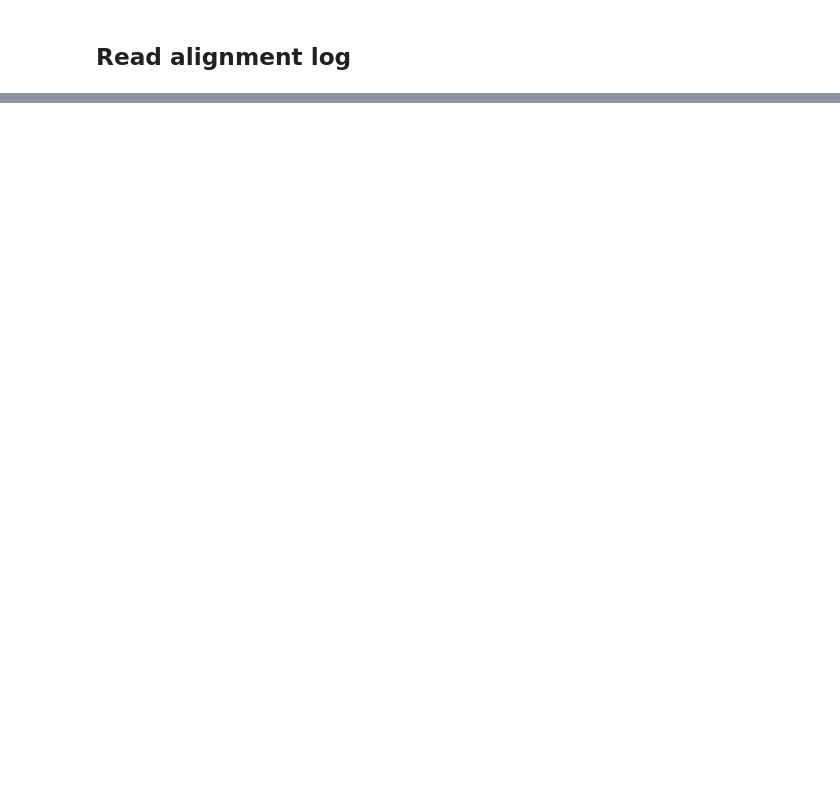
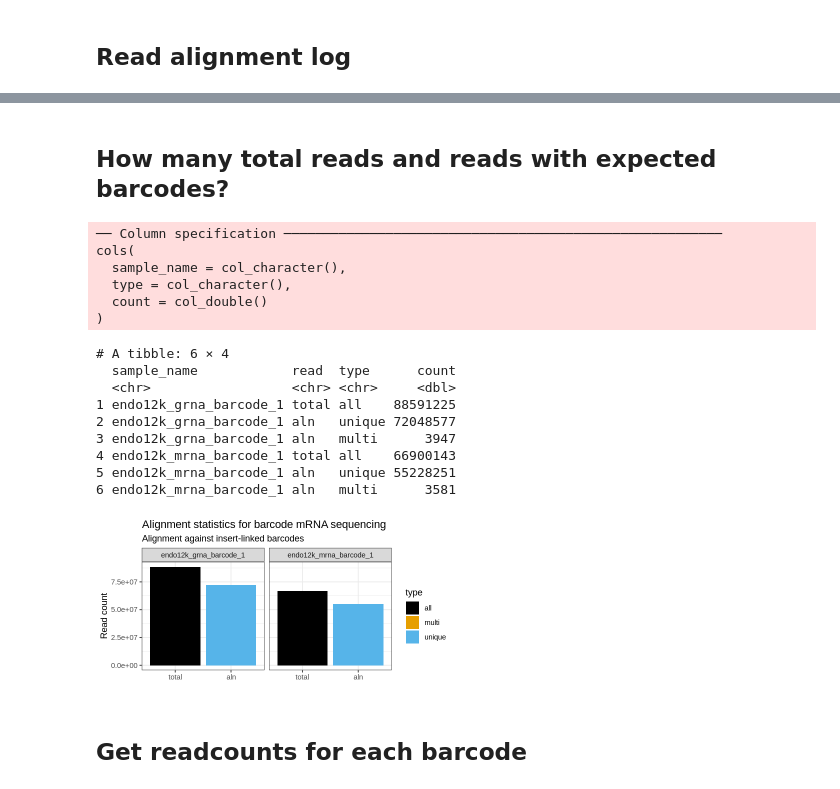
Before and after one commit to rasilab/burke_2022, a Jupyter notebook: analysis/barcode_seq/pool3_mrna/scripts/plot_alignment_statistics.ipynb, the cells around one changed output, grey strips where cells are left out. Saved outputs shown, nothing was run; the diff lists cells and outputs as text; code cells hidden in the pictures; blank space fills up the shorter version.

Commit message:
Conver plot_alignment_statistics to ipynb
Need to regenerate Pool3 linkage filtered_barcodes file for this script to run

https://github.com/rasilab/ribosome_collisions_mammalian_cells/issues/214

```diff
--- a/analysis/barcode_seq/pool3_mrna/scripts/plot_alignment_statistics.ipynb
+++ b/analysis/barcode_seq/pool3_mrna/scripts/plot_alignment_statistics.ipynb
@@ -24,0 +44,44 @@ Please use `cols = c(log)`”
+# %% [markdown]
+##  How many total reads and reads with expected barcodes?
+# %%
+options(repr.plot.width=6, repr.plot.height=3)
+
+plot_data <- align_log %>%
+  mutate(total_all = str_extract(log, "^[:digit:]+(?= reads;)")) %>%
+  mutate(aln_unique = str_extract(log, "[:digit:]+(?=.+exactly)")) %>%
+  mutate(aln_multi = str_extract(log, "[:digit:]+(?=.+>1)")) %>%
+  select(-log) %>%
+  pivot_longer(-sample_name, names_to = 'type', values_to = 'count') %>%
+  filter(!is.na(count)) %>%
+  type_convert() %>%
+  separate(type, c("read", "type")) %>%
+  print()
+
+plot_data %>%
+  ggplot(aes(x = fct_rev(read), y = count, fill = type)) +
+  facet_wrap(~sample_name, ncol = 2, scales = "free_x") +
+  geom_col() +
+  ggthemes::scale_fill_colorblind() +
+  theme_bw() +
+  labs(x = "", y = "Read count",
+       title = "Alignment statistics for barcode mRNA sequencing",
+       subtitle = "Alignment against insert-linked barcodes")
+# %% [output]
+── Column specification ────────────────────────────────────────────────────────
+cols(
+  sample_name = col_character(),
+  type = col_character(),
+  count = col_double()
+)
+# A tibble: 6 × 4
+  sample_name            read  type      count
+  <chr>                  <chr> <chr>     <dbl>
+1 endo12k_grna_barcode_1 total all    88591225
+2 endo12k_grna_barcode_1 aln   unique 72048577
+3 endo12k_grna_barcode_1 aln   multi      3947
+4 endo12k_mrna_barcode_1 total all    66900143
+5 endo12k_mrna_barcode_1 aln   unique 55228251
+6 endo12k_mrna_barcode_1 aln   multi      3581
+[figure, added]
+# %% [markdown]
+## Get readcounts for each barcode
```
Also changed, not shown: parts of 20 cells of this notebook.
